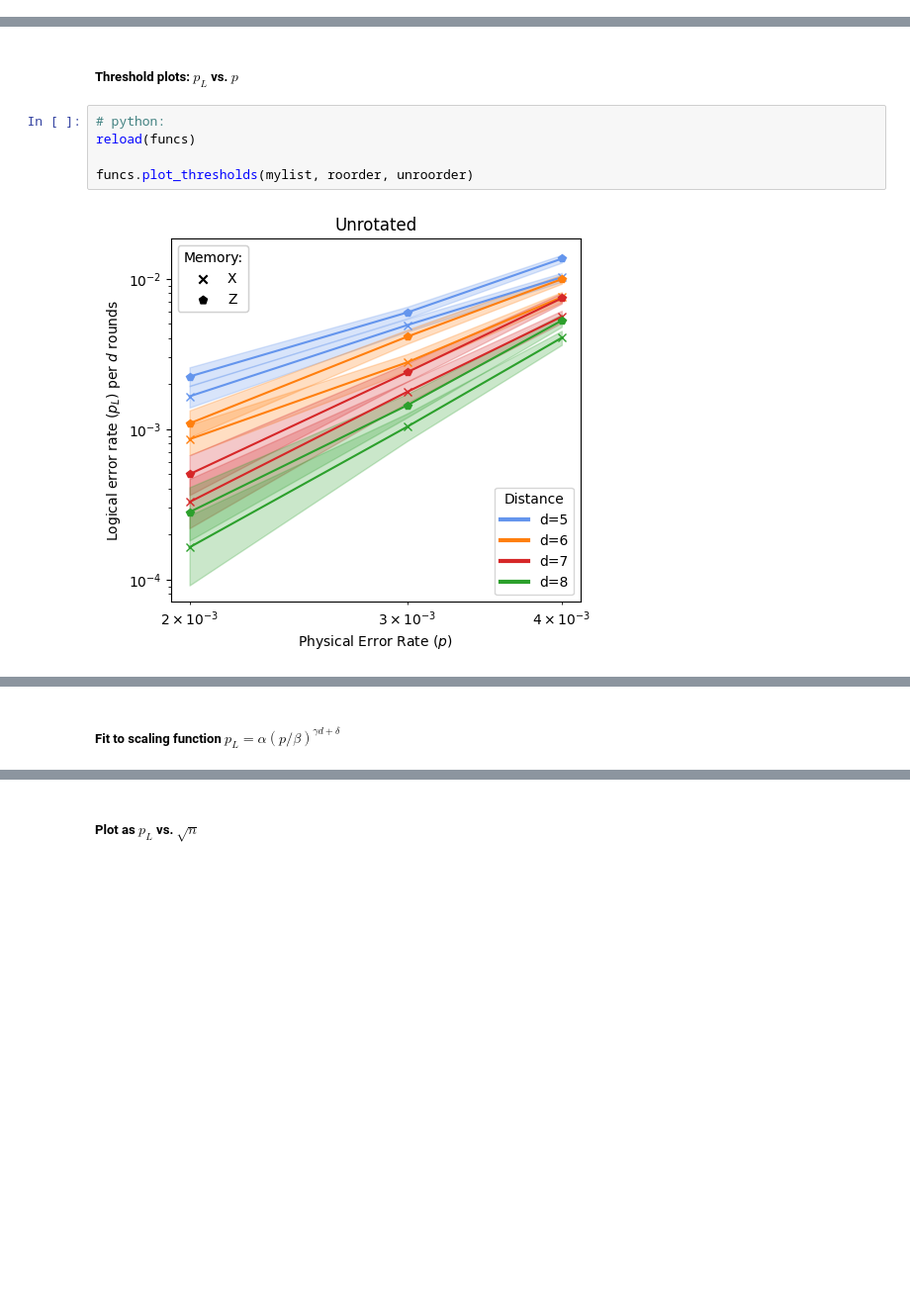
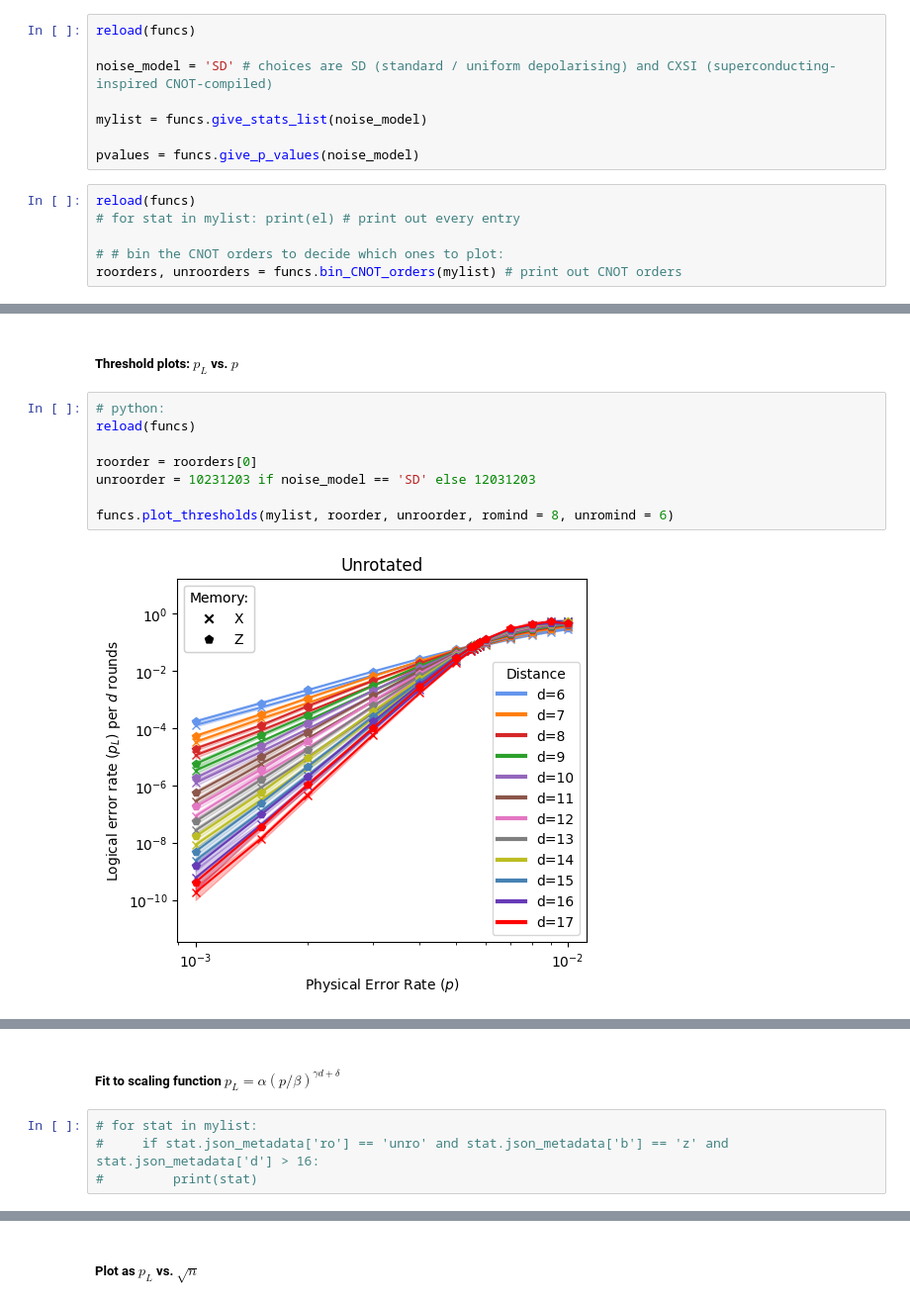
Before and after one commit to wamud/compare_the_pair, a Jupyter notebook: src/paper_data_and_plots.ipynb, the cells around one changed output, grey strips where cells are left out. Shown at 99% size. Cells and saved outputs as stored; diff of their text form; blank space fills up the shorter version.

Commit message:
added and updated data to and code to run an example and produce paper plots from the included data

```diff
--- a/src/paper_data_and_plots.ipynb
+++ b/src/paper_data_and_plots.ipynb
@@ -34,0 +29,14 @@ with open(f'pickled_stats/SD_importedstats.pickle', 'rb') as file:
+# %%
+reload(funcs)
+
+noise_model = 'SD' # choices are SD (standard / uniform depolarising) and CXSI (superconducting-inspired CNOT-compiled)
+
+mylist = funcs.give_stats_list(noise_model)
+
+pvalues = funcs.give_p_values(noise_model)
+# %%
+reload(funcs)
+# for stat in mylist: print(el) # print out every entry
+
+# # bin the CNOT orders to decide which ones to plot:
+roorders, unroorders = funcs.bin_CNOT_orders(mylist) # print out CNOT orders
@@ -37,7 +54,10 @@ with open(f'pickled_stats/SD_importedstats.pickle', 'rb') as file:
 # %%
 # python:
 reload(funcs)
 
-funcs.plot_thresholds(mylist, roorder, unroorder)
+roorder = roorders[0]
+unroorder = 10231203 if noise_model == 'SD' else 12031203
+
+funcs.plot_thresholds(mylist, roorder, unroorder, romind = 8, unromind = 6)
 # %% [output]
-[figure, old version]
+[figure, new version]
@@ -45,5 +65,9 @@ funcs.plot_thresholds(mylist, roorder, unroorder)
 # %% [markdown]
 ##### Fit to scaling function $p_L = \alpha ( p / \beta)^{\gamma d + \delta}$
+# %%
+# for stat in mylist:
+#     if stat.json_metadata['ro'] == 'unro' and stat.json_metadata['b'] == 'z' and stat.json_metadata['d'] > 16:
+#         print(stat)
 # %%
 reload(funcs)
 
```
Also changed, not shown: parts of 18 cells of this notebook, 25 other files.
